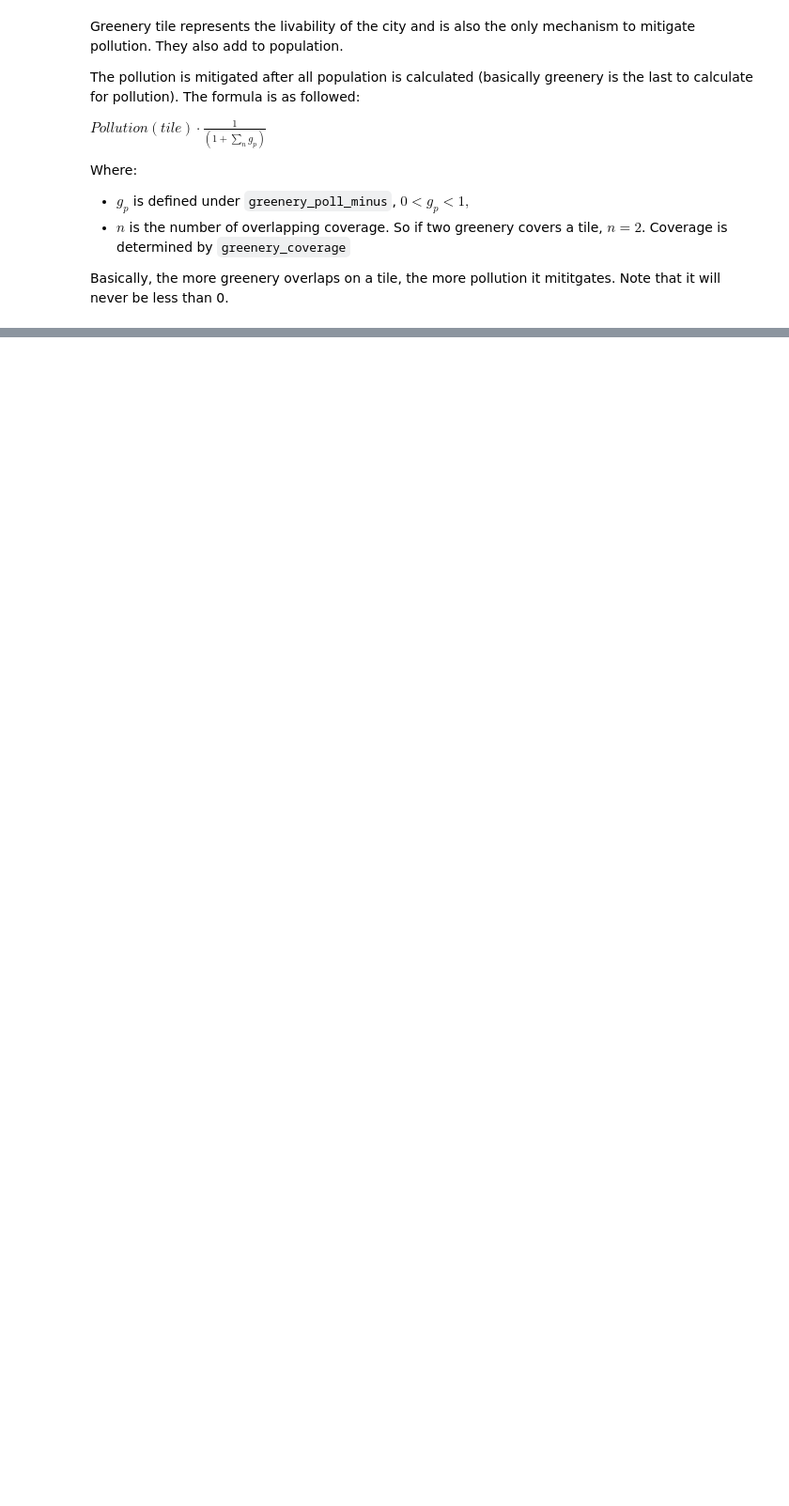
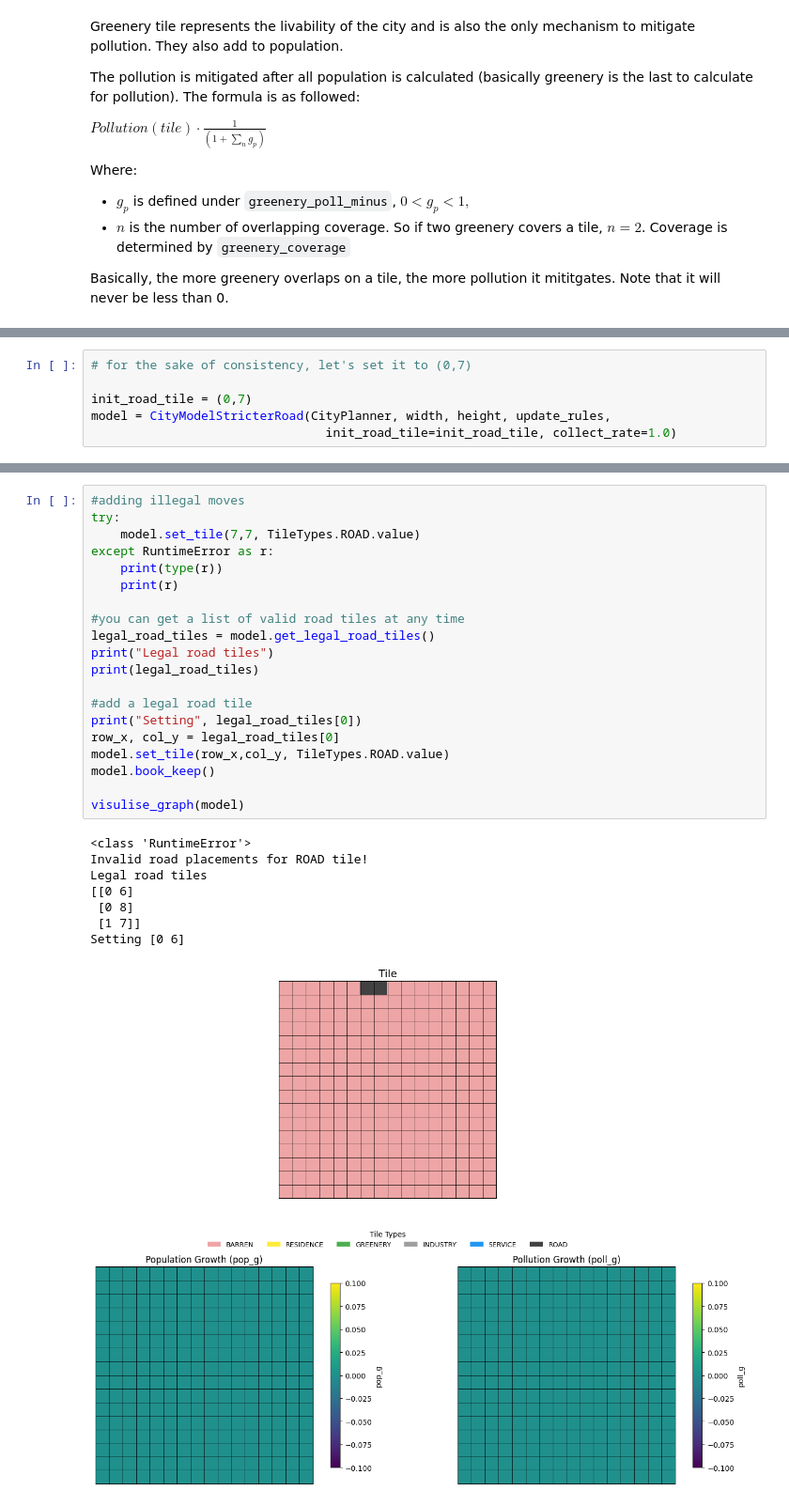
Before and after one commit to GnDu/urban-grid, a Jupyter notebook: environment_example.ipynb, the cells around one changed output, grey strips where cells are left out. Shown at 94% size. Saved outputs shown, nothing was run; the diff lists cells and outputs as text; blank space fills up the shorter version.

```diff
--- a/environment_example.ipynb
+++ b/environment_example.ipynb
@@ -555,0 +586,6 @@ Destroying a tile
+# %%
+# for the sake of consistency, let's set it to (0,7)
+
+init_road_tile = (0,7)
+model = CityModelStricterRoad(CityPlanner, width, height, update_rules,
+                                init_road_tile=init_road_tile, collect_rate=1.0)
@@ -555,0 +596,29 @@ Destroying a tile
+# %%
+#adding illegal moves
+try:
+    model.set_tile(7,7, TileTypes.ROAD.value)
+except RuntimeError as r:
+    print(type(r))
+    print(r)
+
+#you can get a list of valid road tiles at any time
+legal_road_tiles = model.get_legal_road_tiles()
+print("Legal road tiles")
+print(legal_road_tiles)
+
+#add a legal road tile
+print("Setting", legal_road_tiles[0])
+row_x, col_y = legal_road_tiles[0]
+model.set_tile(row_x,col_y, TileTypes.ROAD.value)
+model.book_keep()
+
+visulise_graph(model)
+# %% [output]
+<class 'RuntimeError'>
+Invalid road placements for ROAD tile!
+Legal road tiles
+[[0 6]
+ [0 8]
+ [1 7]]
+Setting [0 6]
+[figure, added]
```
Also changed, not shown: parts of 33 cells of this notebook, 3 other files.
